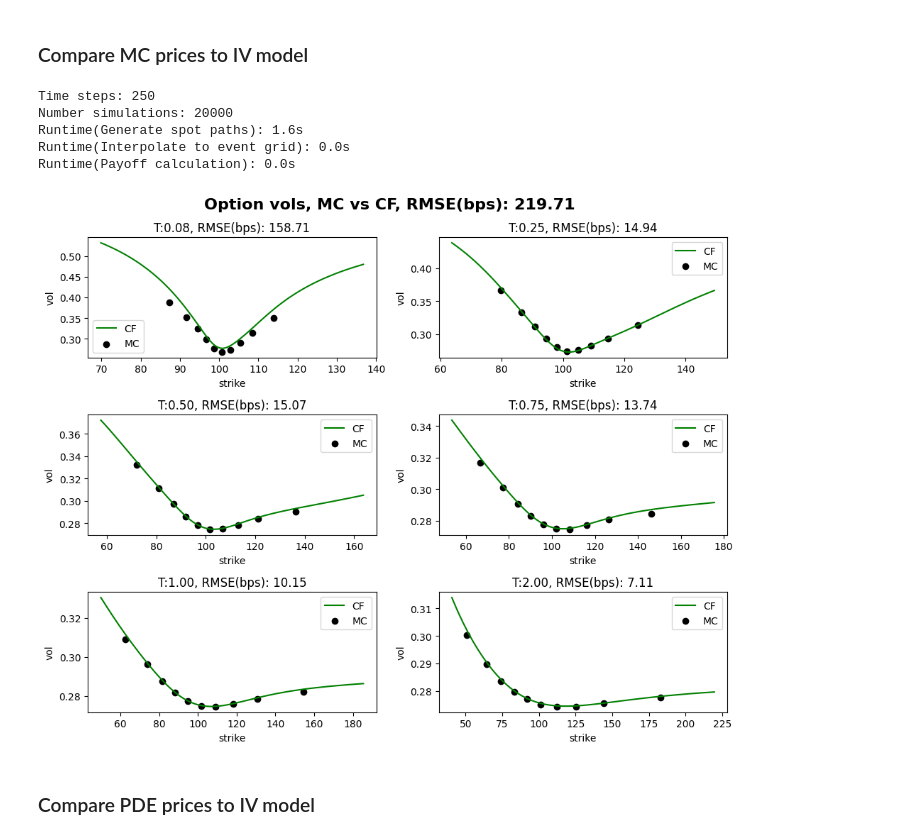
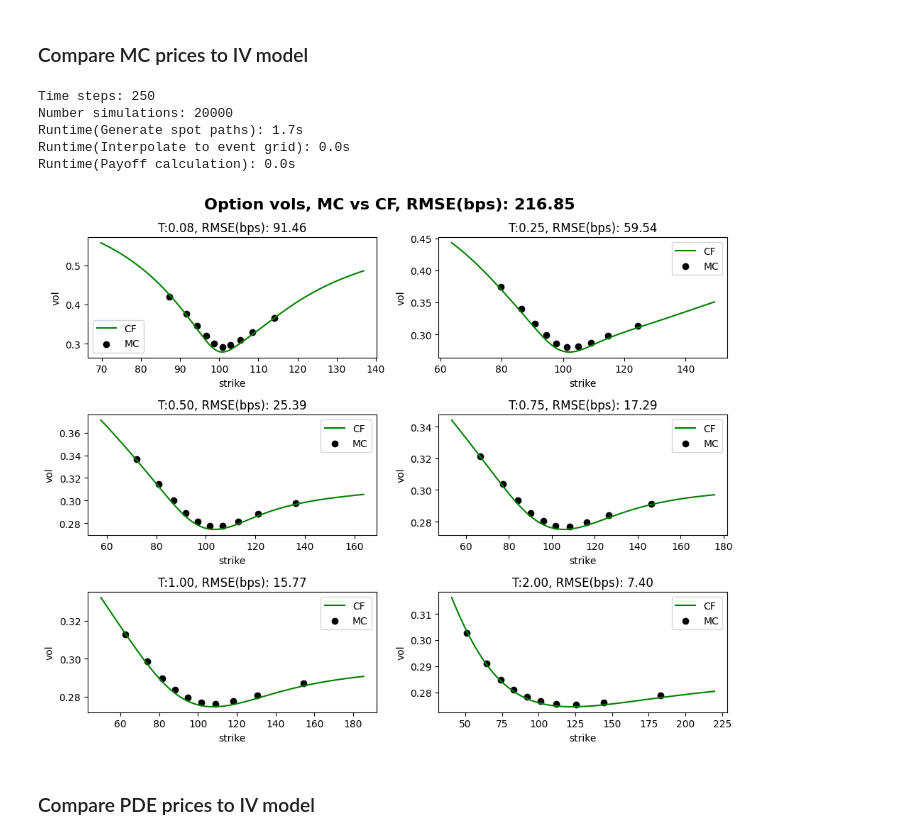
Before and after one commit to sebgur/SDev.Python, a Jupyter notebook: notebooks/volatility/LocalVol-Dupire.ipynb, the cells around one changed output. Cells and saved outputs as stored; diff of their text form; code cells hidden in the pictures.

```diff
--- a/notebooks/volatility/LocalVol-Dupire.ipynb
+++ b/notebooks/volatility/LocalVol-Dupire.ipynb
@@ -70,7 +70,7 @@ CF prices/vols calculated
 Now we use the implied volatility surface calibrated to market data in the previous section to derive the corresponding local volatility using the Dupire method.
 # %%
 # Granularity of the LV matrix
-points_per_year = 25
+points_per_year = 50
 n_strikes = 100
 
 # Define calibration horizon
@@ -89,7 +89,7 @@ lv_calib = calib_lv_dupire(iv_surface, points_per_year=points_per_year, n_strike
 lv_t = lv_calib['t_grid']
 lv_moneyness = lv_calib['moneyness']
 lv_matrix = lv_calib['lv_matrix']
-lv_obj = lv_calib['lv']
+lv = lv_calib['lv']
 
 # View the LV along the strike at several expiries
 t_idx = [upper_bound(lv_t, tp) for tp in test_times]
@@ -184,7 +167,7 @@ print(f"Time steps: {n_steps}")
 print(f"Number simulations: {n_paths}")
 
 # Calculate MC prices
-mc_prices = mc.price_vanilla_surface(valdate, test_expiries, strikes, name, lv=lv_obj, n_paths=n_paths,
+mc_prices = mc.price_vanilla_surface(valdate, test_expiries, strikes, name, lv=lv, n_paths=n_paths,
                                      n_timesteps=n_steps, constr_type='brownianbridge', rng_type='sobol')
 
 # Calculate implied vols and accuracy
@@ -198,35 +181,35 @@ for i in range(n_rows):
     for j in range(n_cols):
         ax = axes[i, j]
         exp_idx = n_cols * i + j
         expiry = test_expiries[exp_idx]
         t = test_times[exp_idx]
         fwd = fwds[exp_idx]
         exp_strikes = strikes[exp_idx]
 
         # Generate 'continuous' plot for closed-form
         min_k, max_k = exp_strikes[0], exp_strikes[-1]
         cf_strikes = np.linspace(0.8 * min_k, 1.2 * max_k, 100)
         cf_vols = iv_surface.black_volatility(t, cf_strikes, fwd)
         ax.plot(cf_strikes, cf_vols, label="CF", color='green')
 
         # Scatter for MC IVs
         ax.scatter(exp_strikes, mc_ivs[exp_idx], label="MC", color='black')
 
         ax.set_title(f"T:{t:.2f}, RMSE(bps): {10000.0 * mc_rmses[exp_idx]:,.2f}")
         ax.set_xlabel('strike')
         ax.set_ylabel('vol')
         ax.legend()
 
 fig.suptitle(f'Option vols, MC vs CF, RMSE(bps): {10000.0 * mc_rmse:,.2f}', fontsize=16, fontweight='bold')
 plt.tight_layout()
 plt.show()
 # %% [output]
 Time steps: 250
 Number simulations: 20000
-Runtime(Generate spot paths): 1.6s
+Runtime(Generate spot paths): 1.7s
 Runtime(Interpolate to event grid): 0.0s
 Runtime(Payoff calculation): 0.0s
-[figure, old version]
+[figure, new version]
 # %% [markdown]
 ### Compare PDE prices to IV model
 # %%
```
Also changed, not shown: parts of 5 cells of this notebook, 6 other files.
